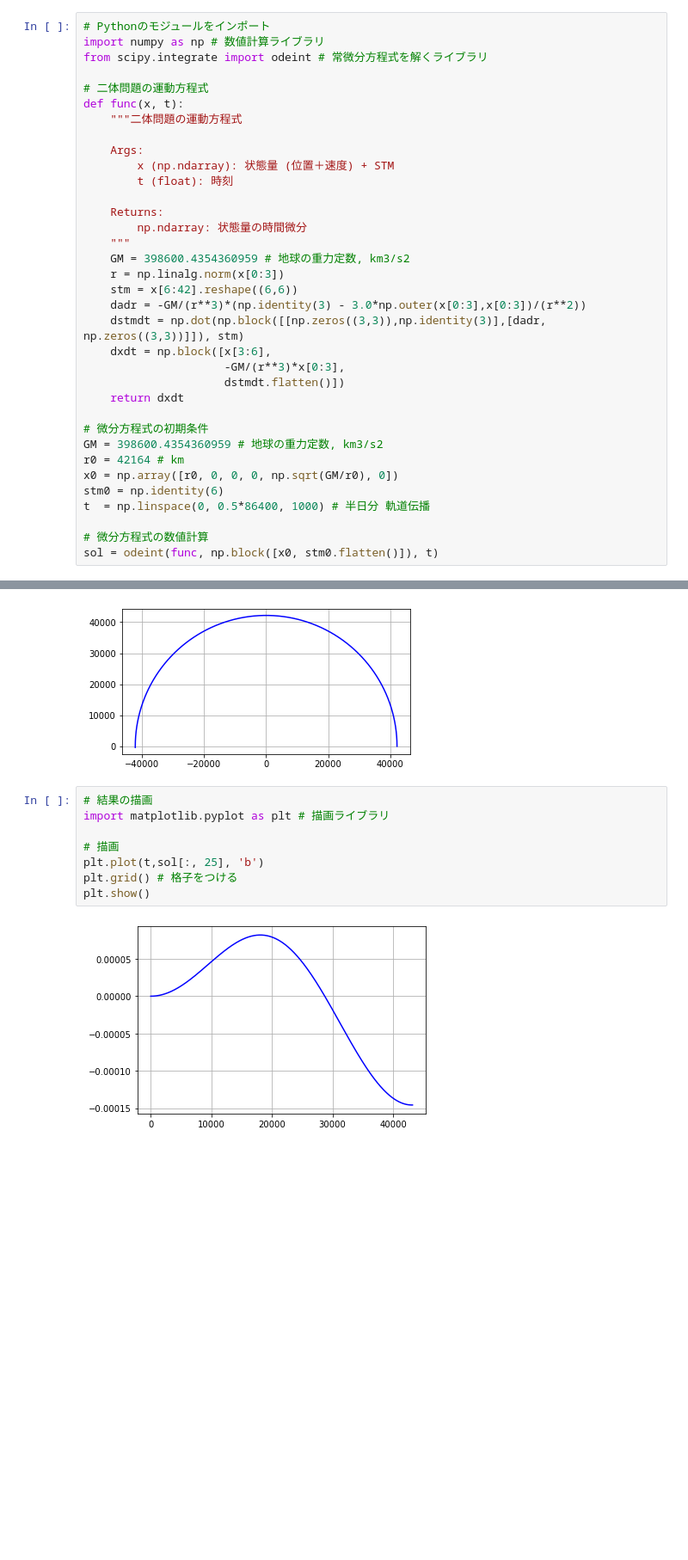
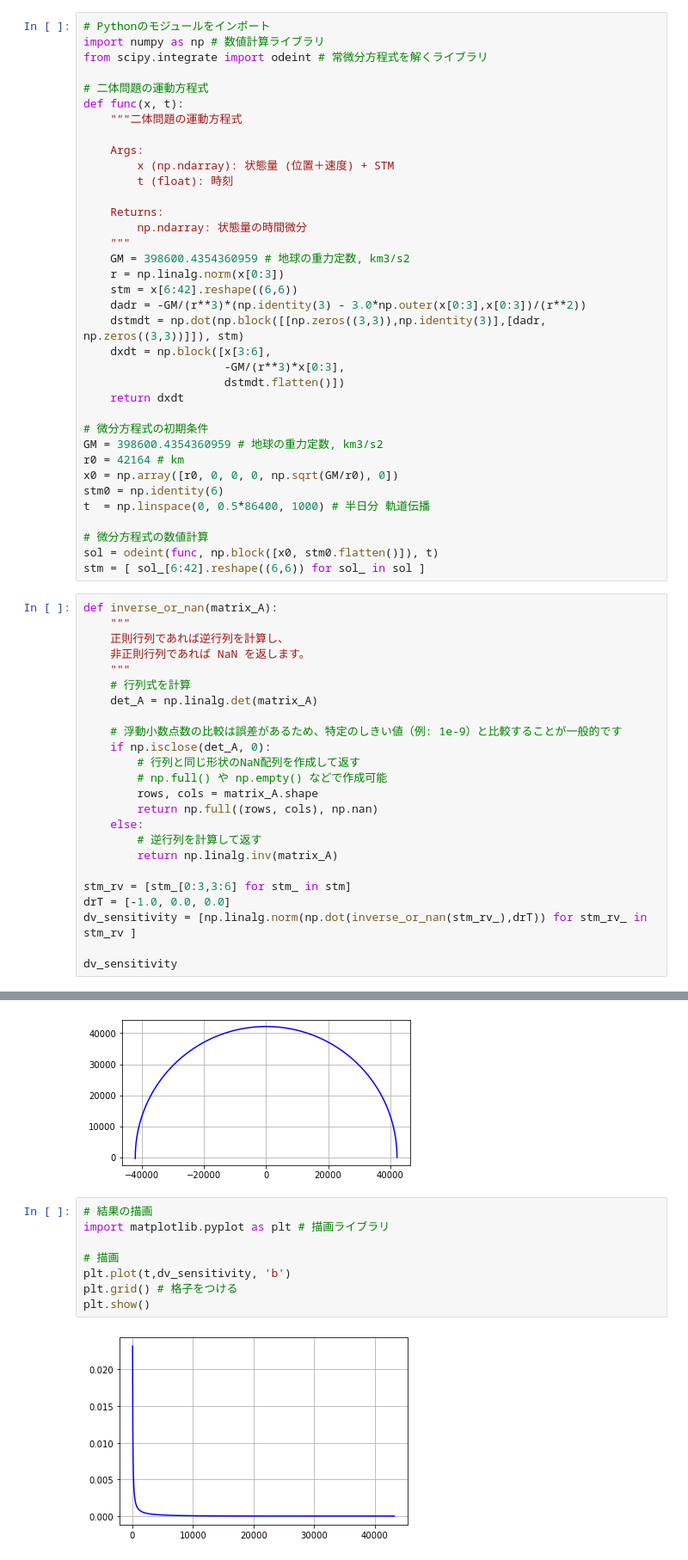
Before and after one commit to naoyaozaki/astrodynamics_lecture_note, a Jupyter notebook: notebooks/state_transition_matrix.ipynb, the cells around one changed output, grey strips where cells are left out. Shown: that part at 86% size. Cells and saved outputs as stored; diff of their text form; blank space fills up the shorter version.

Commit message:
Added sensitivity analysis

```diff
--- a/notebooks/state_transition_matrix.ipynb
+++ b/notebooks/state_transition_matrix.ipynb
@@ -60,3 +60,28 @@ t  = np.linspace(0, 0.5*86400, 1000) # 半日分 軌道伝播
 
 # 微分方程式の数値計算
 sol = odeint(func, np.block([x0, stm0.flatten()]), t)
+stm = [ sol_[6:42].reshape((6,6)) for sol_ in sol ]
+# %%
+def inverse_or_nan(matrix_A):
+    """
+    正則行列であれば逆行列を計算し、
+    非正則行列であれば NaN を返します。
+    """
+    # 行列式を計算
+    det_A = np.linalg.det(matrix_A)
+
+    # 浮動小数点数の比較は誤差があるため、特定のしきい値（例: 1e-9）と比較することが一般的です
+    if np.isclose(det_A, 0):
+        # 行列と同じ形状のNaN配列を作成して返す
+        # np.full() や np.empty() などで作成可能
+        rows, cols = matrix_A.shape
+        return np.full((rows, cols), np.nan)
+    else:
+        # 逆行列を計算して返す
+        return np.linalg.inv(matrix_A)
+
+stm_rv = [stm_[0:3,3:6] for stm_ in stm]
+drT = [-1.0, 0.0, 0.0]
+dv_sensitivity = [np.linalg.norm(np.dot(inverse_or_nan(stm_rv_),drT)) for stm_rv_ in stm_rv ]
+
+dv_sensitivity
@@ -74,10 +117,10 @@ plt.show()
 # %%
 # 結果の描画
 import matplotlib.pyplot as plt # 描画ライブラリ
 
 # 描画
-plt.plot(t,sol[:, 25], 'b')
+plt.plot(t,dv_sensitivity, 'b')
 plt.grid() # 格子をつける
 plt.show()
 # %% [output]
-[figure, old version]
+[figure, new version]
```
Also changed, not shown: parts of 1 cell of this notebook.
